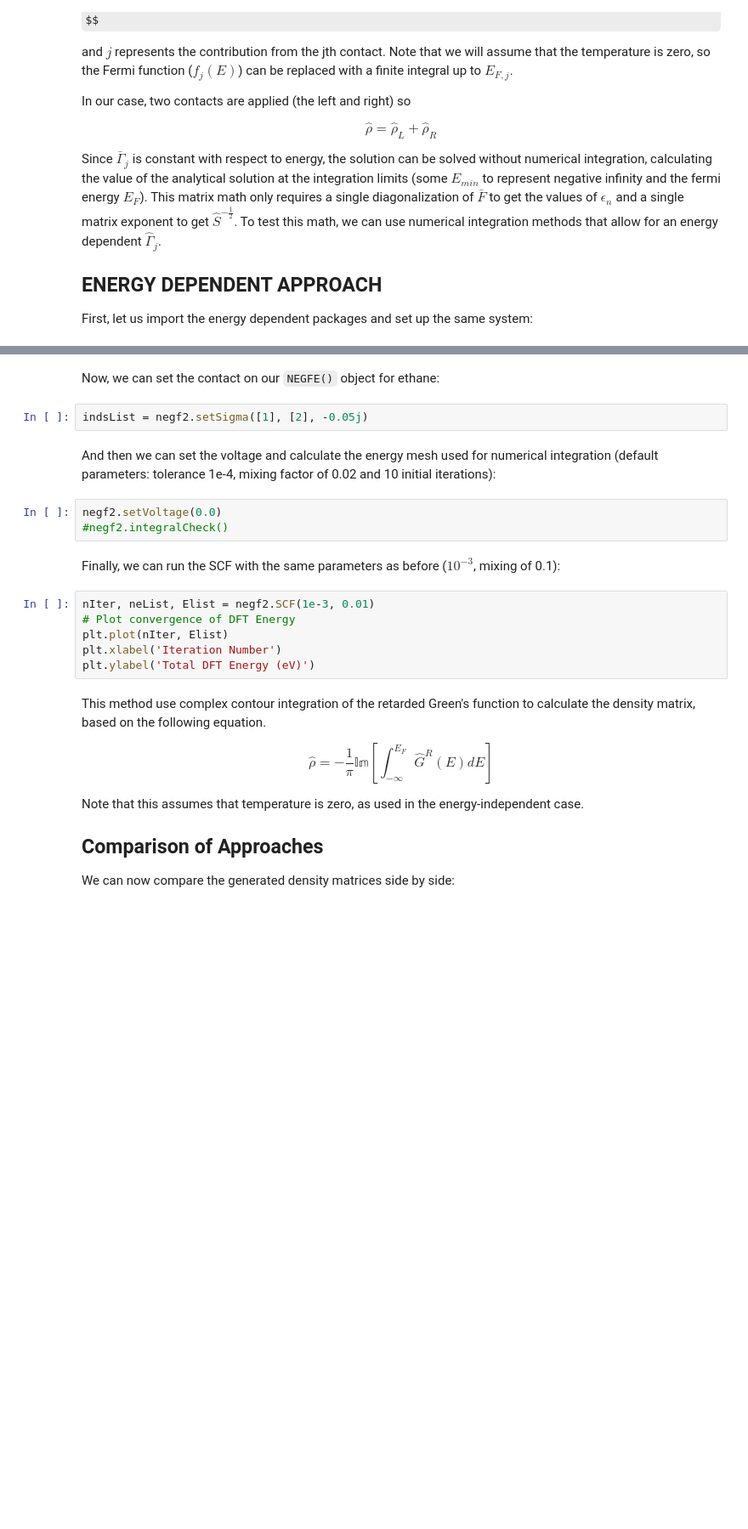
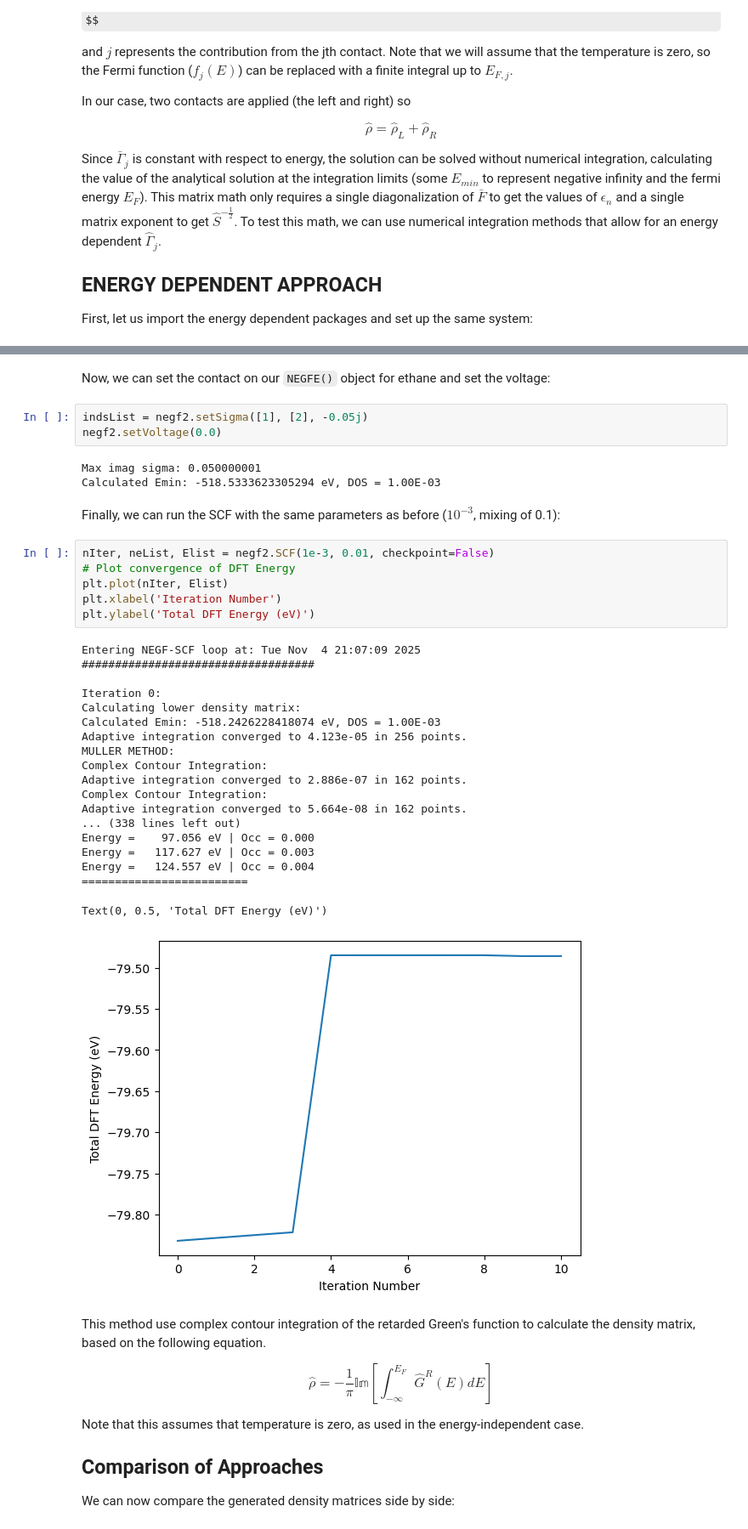
Before and after one commit to wliverno/GauNEGF, a Jupyter notebook: examples/IntegralDemo.ipynb, the cells around one changed output, grey strips where cells are left out. Shown: that part at 85% size. Saved outputs shown, nothing was run; the diff lists cells and outputs as text; some formulas as TeX source; blank space fills up the shorter version.

Commit message:
Tested transport functions on ethane molecule, ready for merge! Other changes: - Added bound limiter for fermi search algorithms - Added switch for fermi debug printout (turned off)

```diff
--- a/examples/IntegralDemo.ipynb
+++ b/examples/IntegralDemo.ipynb
@@ -101,20 +172,39 @@ print(negf2.bar.ian)
 # %% [markdown]
-Now, we can set the contact on our `NEGFE()` object for ethane:
+Now, we can set the contact on our `NEGFE()` object for ethane and set the voltage:
 # %%
 indsList = negf2.setSigma([1], [2], -0.05j)
+negf2.setVoltage(0.0)
+# %% [output]
+Max imag sigma: 0.050000001
+Calculated Emin: -518.5333623305294 eV, DOS = 1.00E-03
-# %% [markdown]
-And then we can set the voltage and calculate the energy mesh used for numerical integration (default parameters: tolerance 1e-4, mixing factor of 0.02 and 10 initial iterations):
-# %%
-negf2.setVoltage(0.0)
-#negf2.integralCheck()
 # %% [markdown]
 Finally, we can run the SCF with the same parameters as before ($10^{-3}$, mixing of 0.1):
 # %%
-nIter, neList, Elist = negf2.SCF(1e-3, 0.01)
+nIter, neList, Elist = negf2.SCF(1e-3, 0.01, checkpoint=False)
 # Plot convergence of DFT Energy
 plt.plot(nIter, Elist)
 plt.xlabel('Iteration Number')
 plt.ylabel('Total DFT Energy (eV)')
+# %% [output]
+Entering NEGF-SCF loop at: Tue Nov  4 21:07:09 2025
+###################################
+
+Iteration 0:
+Calculating lower density matrix:
+Calculated Emin: -518.2426228418074 eV, DOS = 1.00E-03
+Adaptive integration converged to 4.123e-05 in 256 points.
+MULLER METHOD:
+Complex Contour Integration:
+Adaptive integration converged to 2.886e-07 in 162 points.
+Complex Contour Integration:
+Adaptive integration converged to 5.664e-08 in 162 points.
+... (338 lines left out)
+Energy =    97.056 eV | Occ = 0.000
+Energy =   117.627 eV | Occ = 0.003
+Energy =   124.557 eV | Occ = 0.004
+=========================
+Text(0, 0.5, 'Total DFT Energy (eV)')
+[figure, added]
 # %% [markdown]
 This method use complex contour integration of the retarded Green's function to calculate the density matrix, based on the following equation.
 
```
Also changed, not shown: parts of 12 cells of this notebook, 3 other files.
